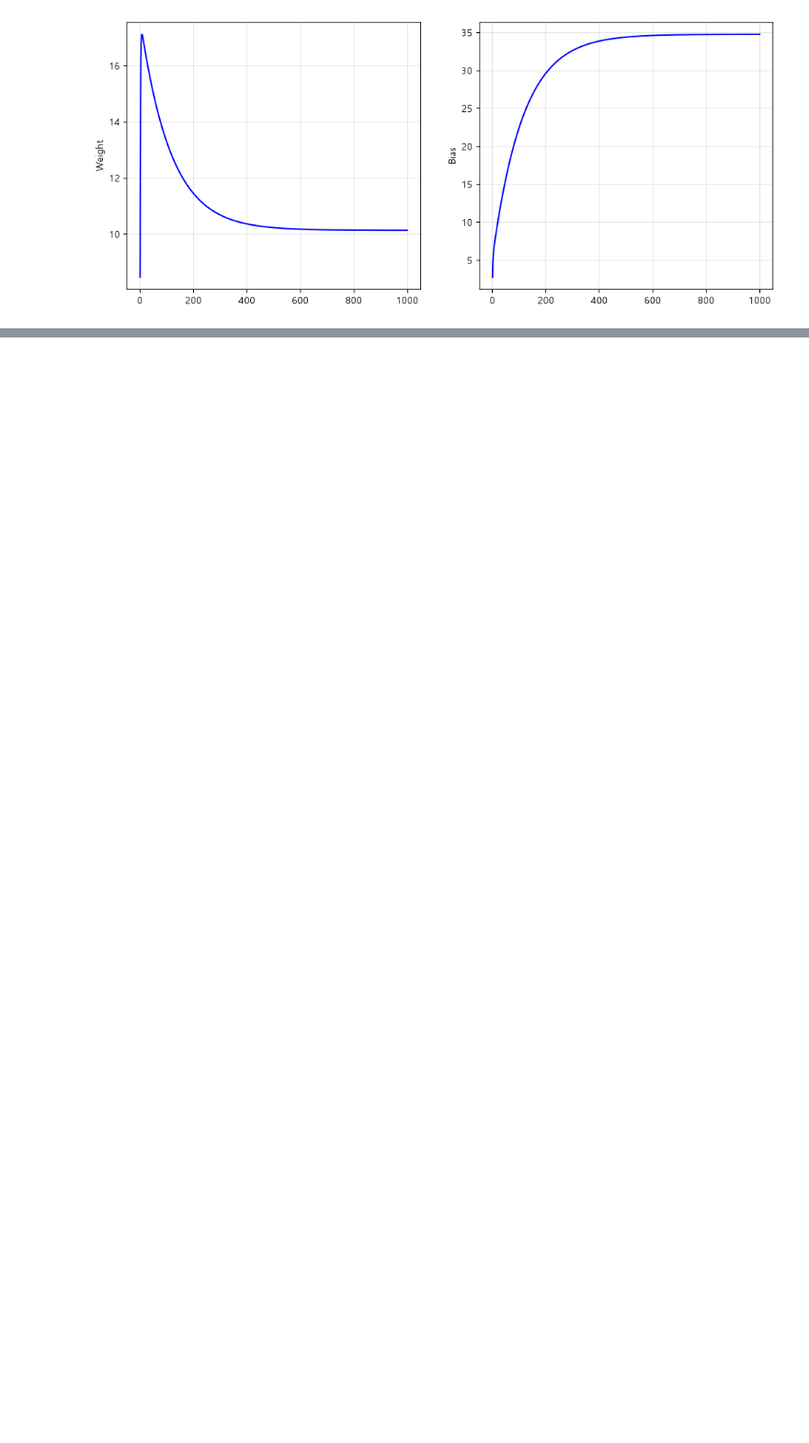
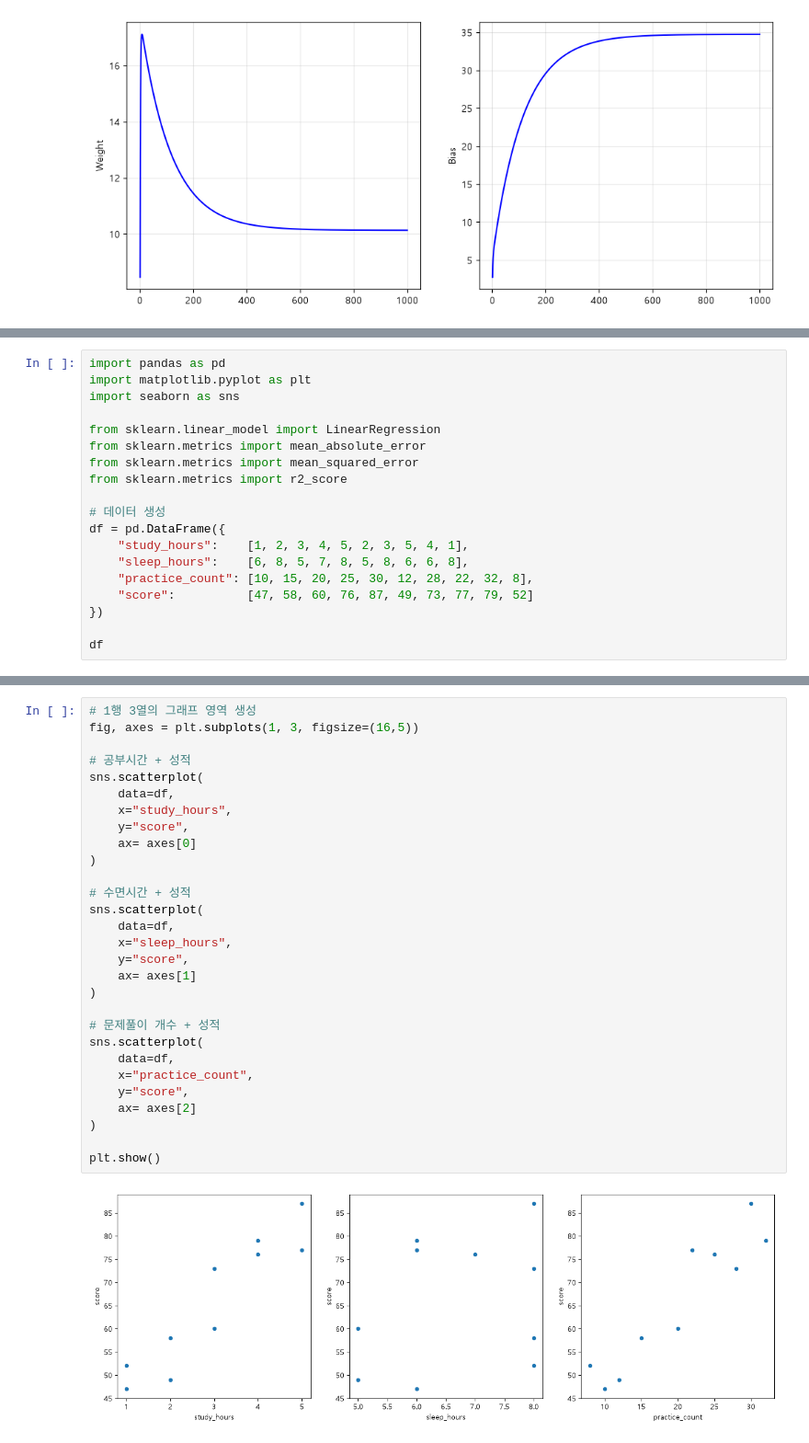
Before and after one commit to koda0909/DATA_TITANIC, a Jupyter notebook: 03_ml.ipynb, the cells around one changed output, grey strips where cells are left out. Shown at 92% size. Cells and saved outputs as stored; diff of their text form; blank space fills up the shorter version.

```diff
--- a/03_ml.ipynb
+++ b/03_ml.ipynb
@@ -287,0 +312,19 @@ plt.show()
+# %%
+import pandas as pd
+import matplotlib.pyplot as plt
+import seaborn as sns
+
+from sklearn.linear_model import LinearRegression
+from sklearn.metrics import mean_absolute_error
+from sklearn.metrics import mean_squared_error
+from sklearn.metrics import r2_score
+
+# 데이터 생성
+df = pd.DataFrame({
+    "study_hours":    [1, 2, 3, 4, 5, 2, 3, 5, 4, 1],
+    "sleep_hours":    [6, 8, 5, 7, 8, 5, 8, 6, 6, 8],
+    "practice_count": [10, 15, 20, 25, 30, 12, 28, 22, 32, 8],
+    "score":          [47, 58, 60, 76, 87, 49, 73, 77, 79, 52]
+})
+
+df
@@ -287,0 +345,31 @@ plt.show()
+# %%
+# 1행 3열의 그래프 영역 생성
+fig, axes = plt.subplots(1, 3, figsize=(16,5))
+
+# 공부시간 + 성적
+sns.scatterplot(
+    data=df,
+    x="study_hours",
+    y="score",
+    ax= axes[0]
+)
+
+# 수면시간 + 성적
+sns.scatterplot(
+    data=df,
+    x="sleep_hours",
+    y="score",
+    ax= axes[1]
+)
+
+# 문제풀이 개수 + 성적
+sns.scatterplot(
+    data=df,
+    x="practice_count",
+    y="score",
+    ax= axes[2]
+)
+
+plt.show()
+# %% [output]
+[figure, added]
```
Also changed, not shown: parts of 9 cells of this notebook.
